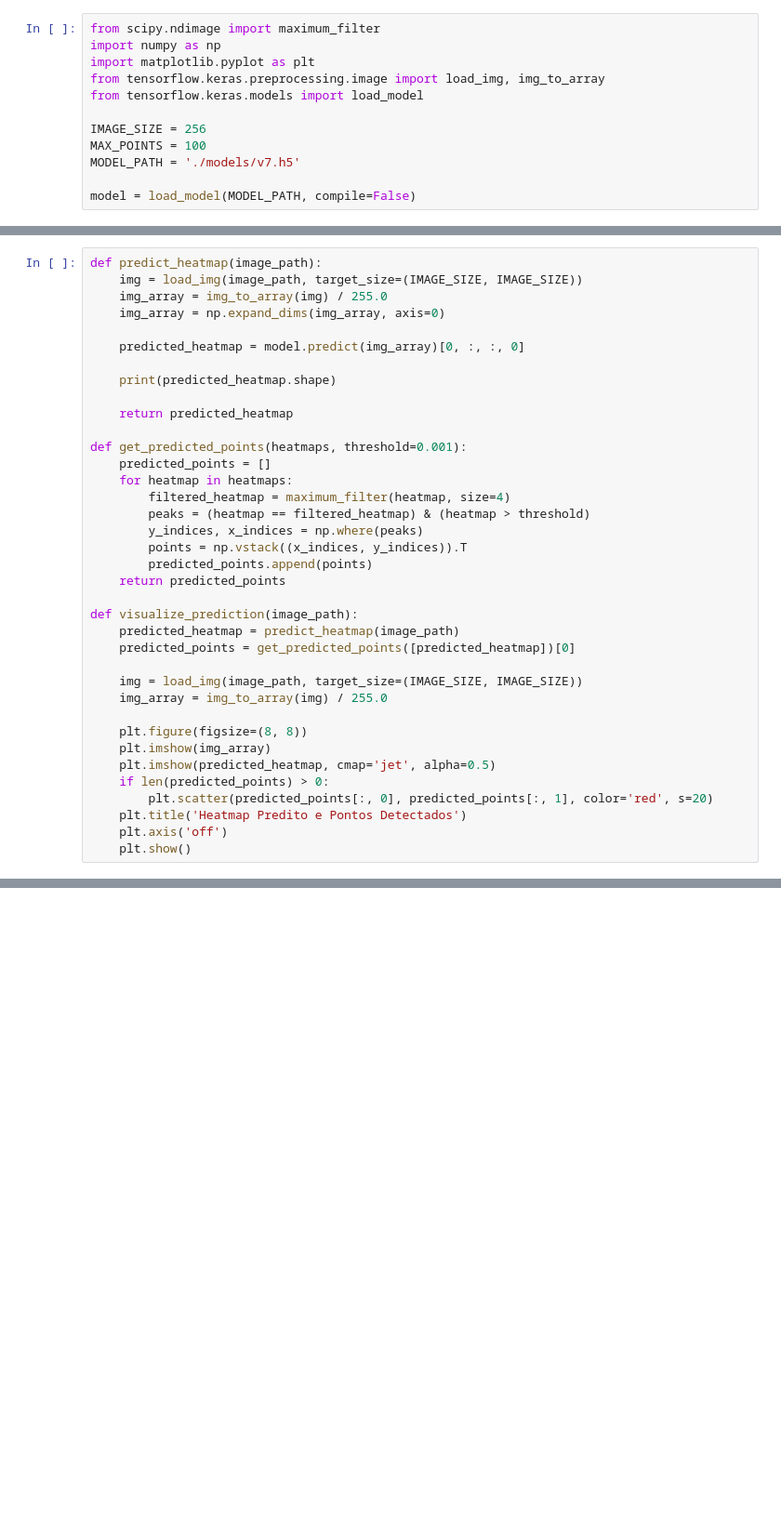
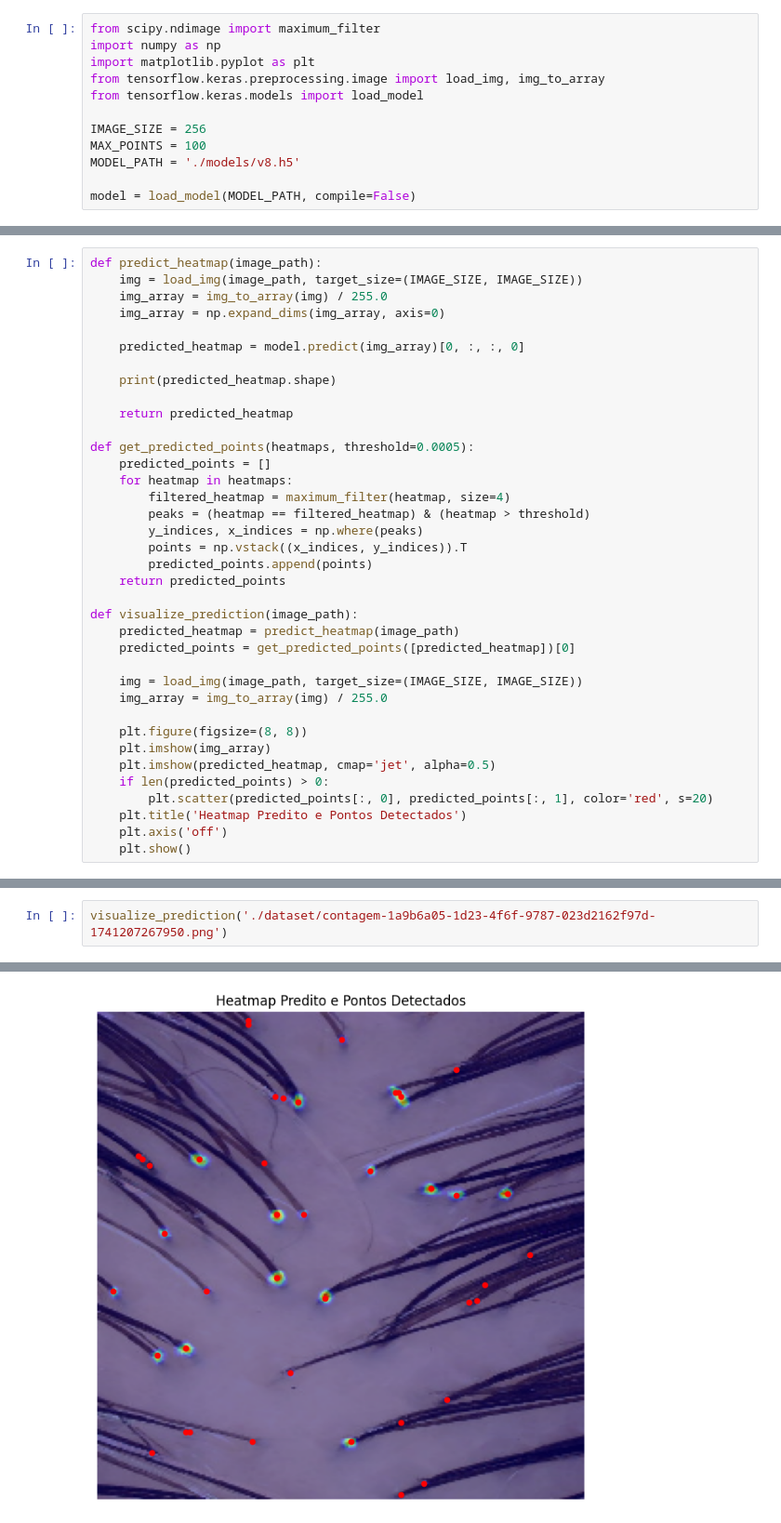
Before and after one commit to waizbart/ml_point_detector, a Jupyter notebook: example.ipynb, the cells around one changed output, grey strips where cells are left out. Shown at 93% size. Cells and saved outputs as stored; diff of their text form; blank space fills up the shorter version.

```diff
--- a/example.ipynb
+++ b/example.ipynb
@@ -7,6 +7,6 @@ from tensorflow.keras.models import load_model
 
 IMAGE_SIZE = 256
 MAX_POINTS = 100
-MODEL_PATH = './models/v7.h5'
+MODEL_PATH = './models/v8.h5'
 
 model = load_model(MODEL_PATH, compile=False)
@@ -30,7 +22,7 @@ def predict_heatmap(image_path):
 
     return predicted_heatmap
 
-def get_predicted_points(heatmaps, threshold=0.001):
+def get_predicted_points(heatmaps, threshold=0.0005):
     predicted_points = []
     for heatmap in heatmaps:
         filtered_heatmap = maximum_filter(heatmap, size=4)
@@ -63,0 +50,3 @@ visualize_prediction('./dataset/e7b31cad-e8c9-4f8c-a36f-562721523960.png')
+# %%
+visualize_prediction('./dataset/contagem-1a9b6a05-1d23-4f6f-9787-023d2162f97d-1741207267950.png')
+# %% [output]
@@ -63,0 +55 @@ visualize_prediction('./dataset/e7b31cad-e8c9-4f8c-a36f-562721523960.png')
+[figure, added]
```
Also changed, not shown: parts of 3 cells of this notebook, 2 other files.
